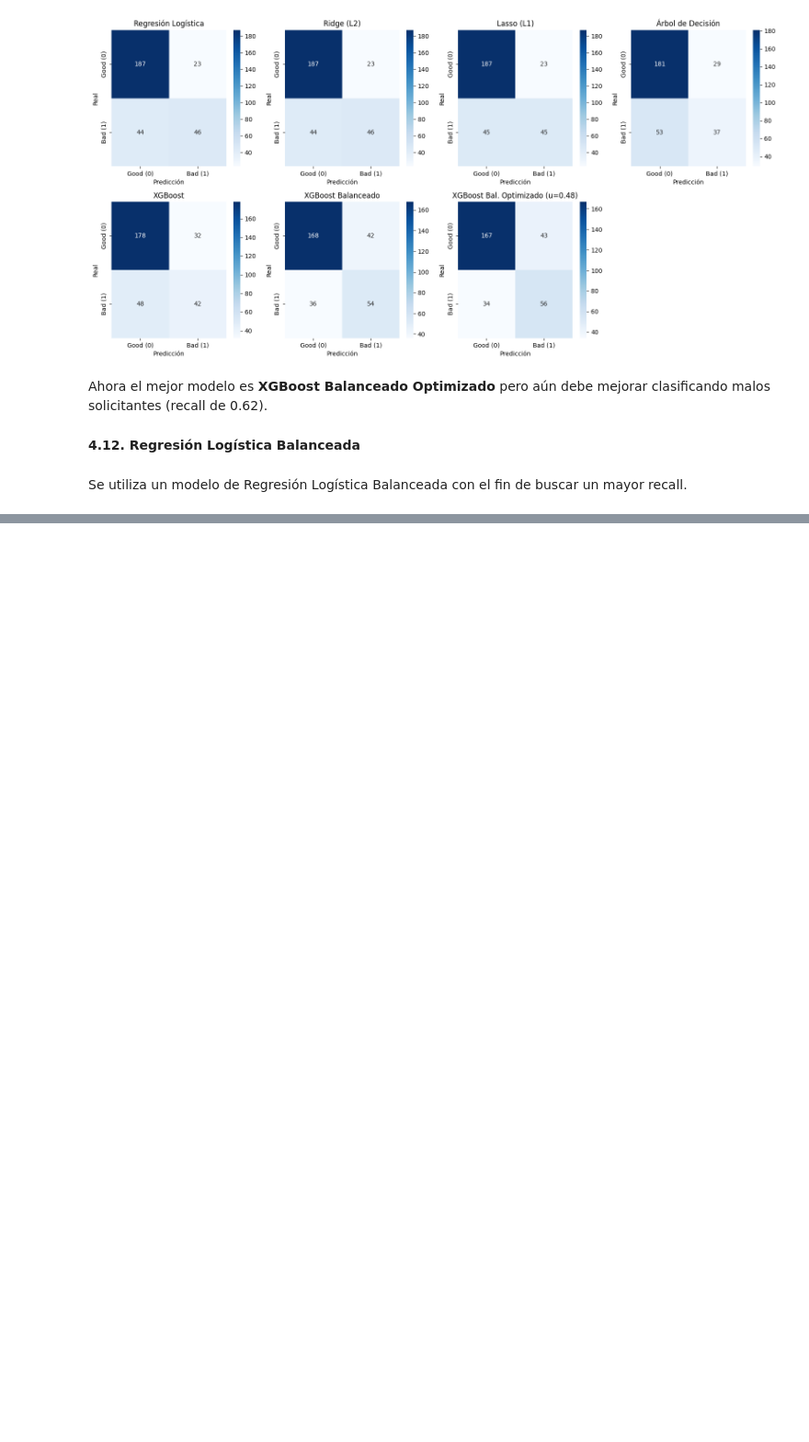
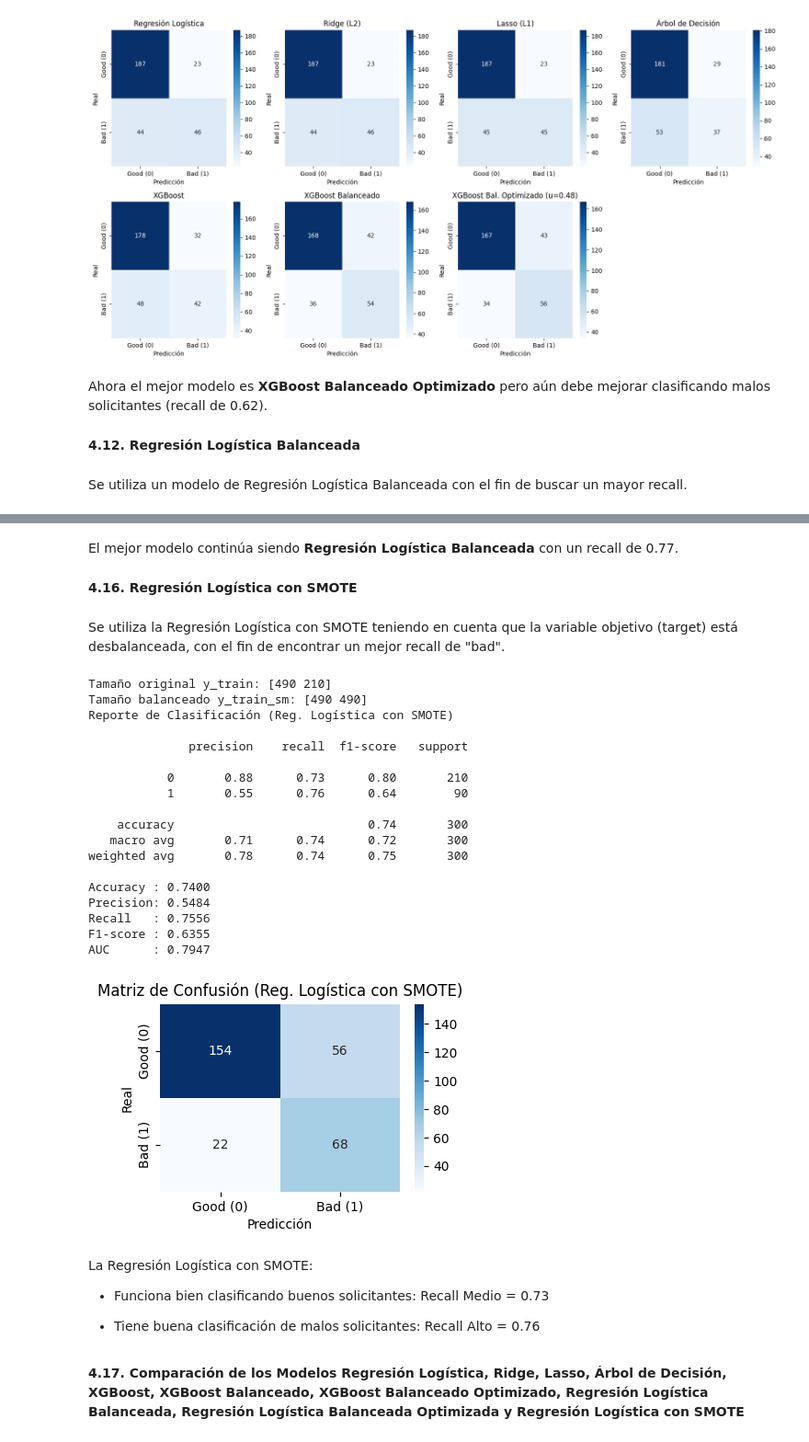
Before and after one commit to davids0064/analisis_datos, a Jupyter notebook: Taller_inova_pre1.ipynb, the cells around one changed output, grey strips where cells are left out. Shown at 92% size. Drawn from its saved outputs; the diff is of its cells as text; code cells hidden in the pictures; blank space fills up the shorter version.

```diff
--- a/Taller_inova_pre1.ipynb
+++ b/Taller_inova_pre1.ipynb
@@ -1622,0 +1785,79 @@ print("Confusion matrix:\n", confusion_matrix(y_test, y_pred_rf))
+# %% [markdown]
+El mejor modelo continúa siendo **Regresión Logística Balanceada** con un recall de 0.77.
+# %% [markdown]
+**4.16. Regresión Logística con SMOTE**
+# %% [markdown]
+Se utiliza la Regresión Logística con SMOTE teniendo en cuenta que la variable objetivo (target) está desbalanceada, con el fin de encontrar un mejor recall de "bad".
+# %%
+# Aplicar SMOTE solo sobre el Train
+smote = SMOTE(random_state=42)
+X_train_sm, y_train_sm = smote.fit_resample(X_train_scaled, y_train)
+
+print("Tamaño original y_train:", np.bincount(y_train))
+print("Tamaño balanceado y_train_sm:", np.bincount(y_train_sm))
+
+# Modelo Regresión Logística con datos balanceados por SMOTE
+log_reg_smote = LogisticRegression(max_iter=2000, solver='lbfgs')
+
+log_reg_smote.fit(X_train_sm, y_train_sm)
+
+# Probabilidades y predicciones en el Test
+y_proba_smote = log_reg_smote.predict_proba(X_test_scaled)[:, 1]
+y_pred_smote  = log_reg_smote.predict(X_test_scaled)
+
+print("Reporte de Clasificación (Regresión Logística con SMOTE)\n")
+print(classification_report(y_test, y_pred_smote))
+
+# Métricas
+acc_sm  = accuracy_score(y_test, y_pred_smote)
+prec_sm = precision_score(y_test, y_pred_smote)
+rec_sm  = recall_score(y_test, y_pred_smote)
+f1_sm   = f1_score(y_test, y_pred_smote)
+auc_sm  = roc_auc_score(y_test, y_proba_smote)
+
+print(f"Accuracy : {acc_sm:.4f}")
+print(f"Precision: {prec_sm:.4f}")
+print(f"Recall   : {rec_sm:.4f}")
+print(f"F1-score : {f1_sm:.4f}")
+print(f"AUC      : {auc_sm:.4f}\n")
+
+# Matriz de confusión
+cm_sm = confusion_matrix(y_test, y_pred_smote)
+
+plt.figure(figsize=(4, 3))
+sns.heatmap(cm_sm, annot=True, fmt='d', cmap='Blues',
+            xticklabels=['Good (0)', 'Bad (1)'],
+            yticklabels=['Good (0)', 'Bad (1)'])
+plt.title("Matriz de Confusión (Regresión Logística con SMOTE)")
+plt.xlabel("Predicción")
+plt.ylabel("Real")
+plt.tight_layout()
+plt.show()
+# %% [output]
+Tamaño original y_train: [490 210]
+Tamaño balanceado y_train_sm: [490 490]
+Reporte de Clasificación (Reg. Logística con SMOTE)
+
+              precision    recall  f1-score   support
+
+           0       0.88      0.73      0.80       210
+           1       0.55      0.76      0.64        90
+
+    accuracy                           0.74       300
+   macro avg       0.71      0.74      0.72       300
+weighted avg       0.78      0.74      0.75       300
+
+Accuracy : 0.7400
+Precision: 0.5484
+Recall   : 0.7556
+F1-score : 0.6355
+AUC      : 0.7947
+[figure, added]
+# %% [markdown]
+La Regresión Logística con SMOTE:
+
+* Funciona bien clasificando buenos solicitantes: Recall Medio = 0.73
+
+* Tiene buena clasificación de malos solicitantes: Recall Alto = 0.76
+# %% [markdown]
+**4.17. Comparación de los Modelos Regresión Logística, Ridge, Lasso, Árbol de Decisión, XGBoost, XGBoost Balanceado, XGBoost Balanceado Optimizado, Regresión Logística Balanceada, Regresión Logística Balanceada Optimizada y Regresión Logística con SMOTE**
```
Also changed, not shown: parts of 65 cells of this notebook.
